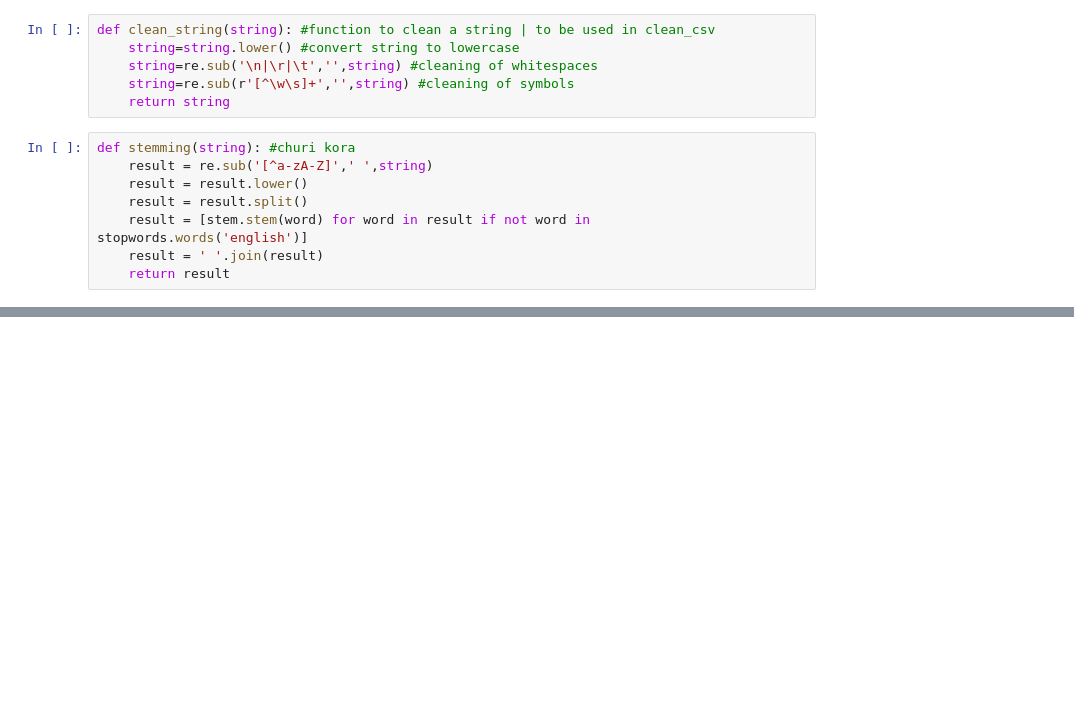
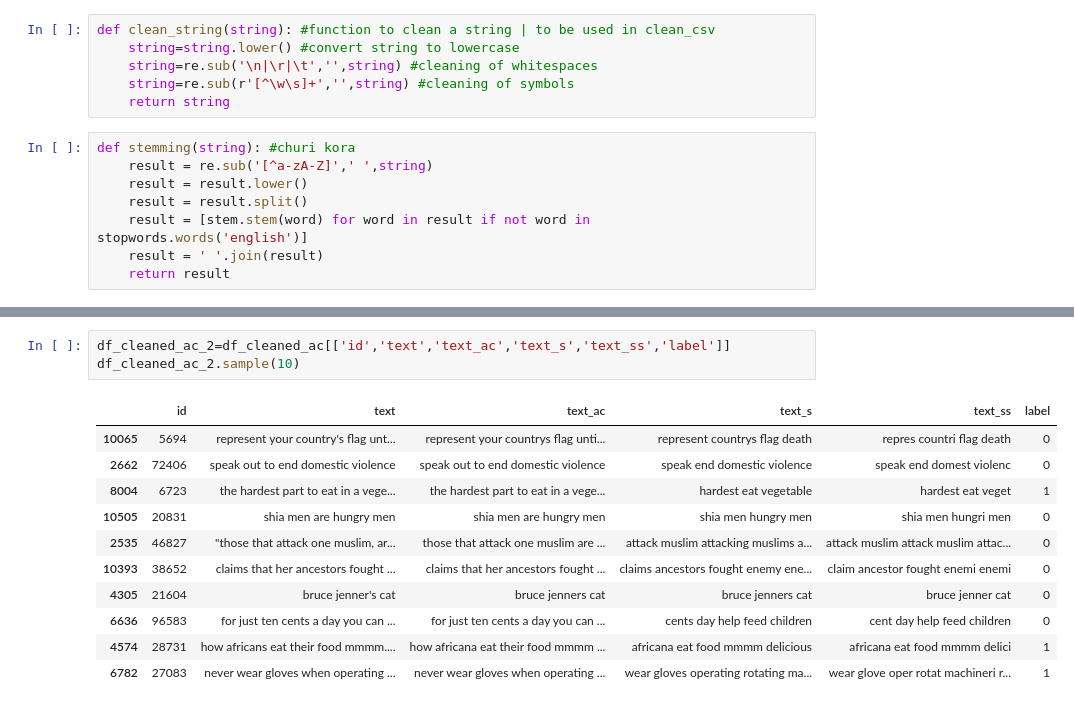
Before and after one commit to MobiusYeeitus/Hateful-Meme-Detection, a Jupyter notebook: SC_Data_Cleanup.ipynb, the cells around one changed output, grey strips where cells are left out. Drawn from its saved outputs; the diff is of its cells as text; blank space fills up the shorter version.

```diff
--- a/SC_Data_Cleanup.ipynb
+++ b/SC_Data_Cleanup.ipynb
@@ -143,0 +203,15 @@ df_cleaned_2.sample(10)
+# %%
+df_cleaned_ac_2=df_cleaned_ac[['id','text','text_ac','text_s','text_ss','label']]
+df_cleaned_ac_2.sample(10)
+# %% [output]
+|  | id | text | text_ac | text_s | text_ss | label |
+| 10065 | 5694 | represent your country's flag unt... | represent your countrys flag unti... | represent countrys flag death | repres countri flag death | 0 |
+| 2662 | 72406 | speak out to end domestic violence | speak out to end domestic violence | speak end domestic violence | speak end domest violenc | 0 |
+| 8004 | 6723 | the hardest part to eat in a vege... | the hardest part to eat in a vege... | hardest eat vegetable | hardest eat veget | 1 |
+| 10505 | 20831 | shia men are hungry men | shia men are hungry men | shia men hungry men | shia men hungri men | 0 |
+| 2535 | 46827 | "those that attack one muslim, ar... | those that attack one muslim are ... | attack muslim attacking muslims a... | attack muslim attack muslim attac... | 0 |
+| 10393 | 38652 | claims that her ancestors fought ... | claims that her ancestors fought ... | claims ancestors fought enemy ene... | claim ancestor fought enemi enemi | 0 |
+| 4305 | 21604 | bruce jenner's cat | bruce jenners cat | bruce jenners cat | bruce jenner cat | 0 |
+| 6636 | 96583 | for just ten cents a day you can ... | for just ten cents a day you can ... | cents day help feed children | cent day help feed children | 0 |
+| 4574 | 28731 | how africans eat their food mmmm.... | how africana eat their food mmmm ... | africana eat food mmmm delicious | africana eat food mmmm delici | 1 |
+| 6782 | 27083 | never wear gloves when operating ... | never wear gloves when operating ... | wear gloves operating rotating ma... | wear glove oper rotat machineri r... | 1 |
```
Also changed, not shown: parts of 12 cells of this notebook, 1 other file.
